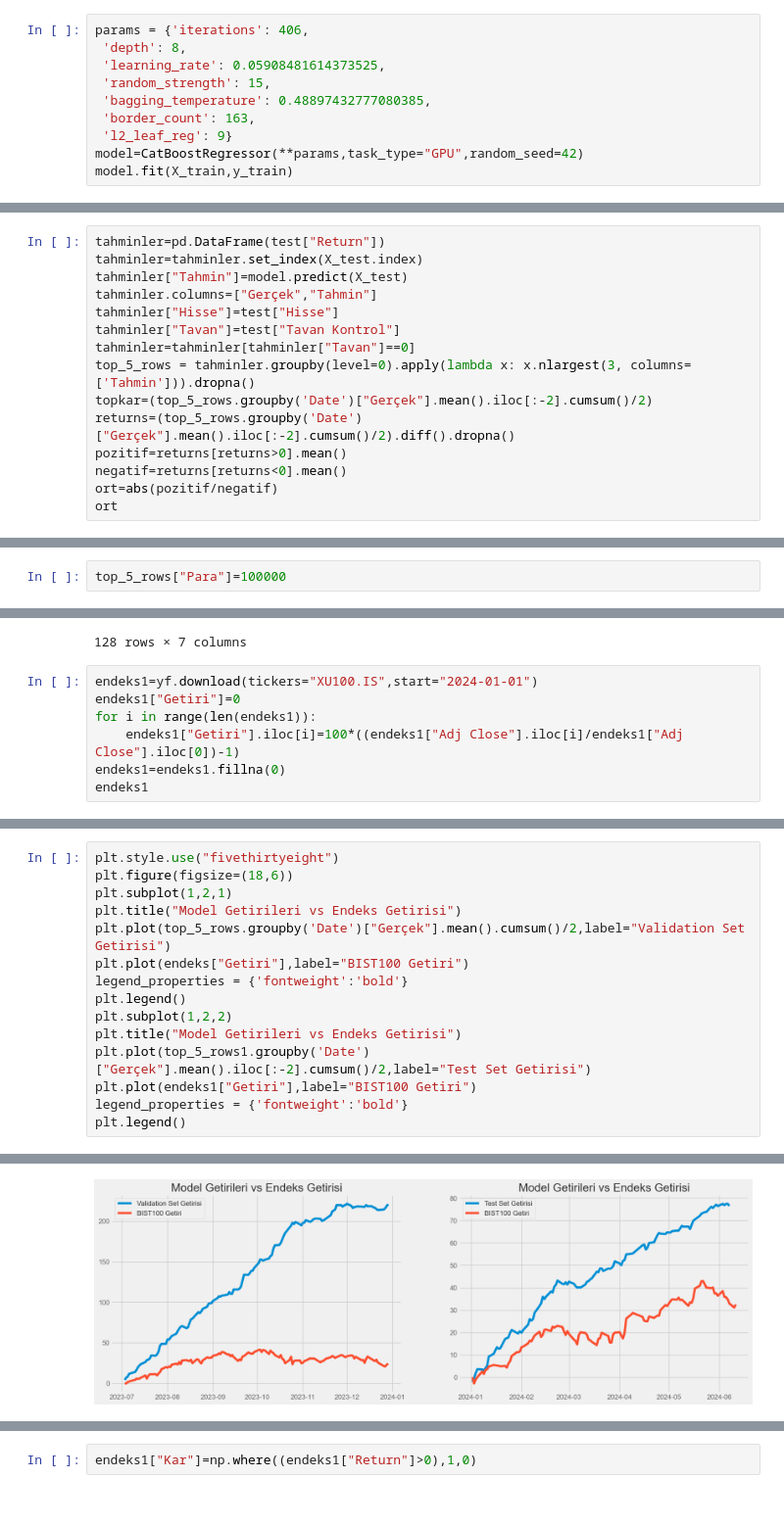
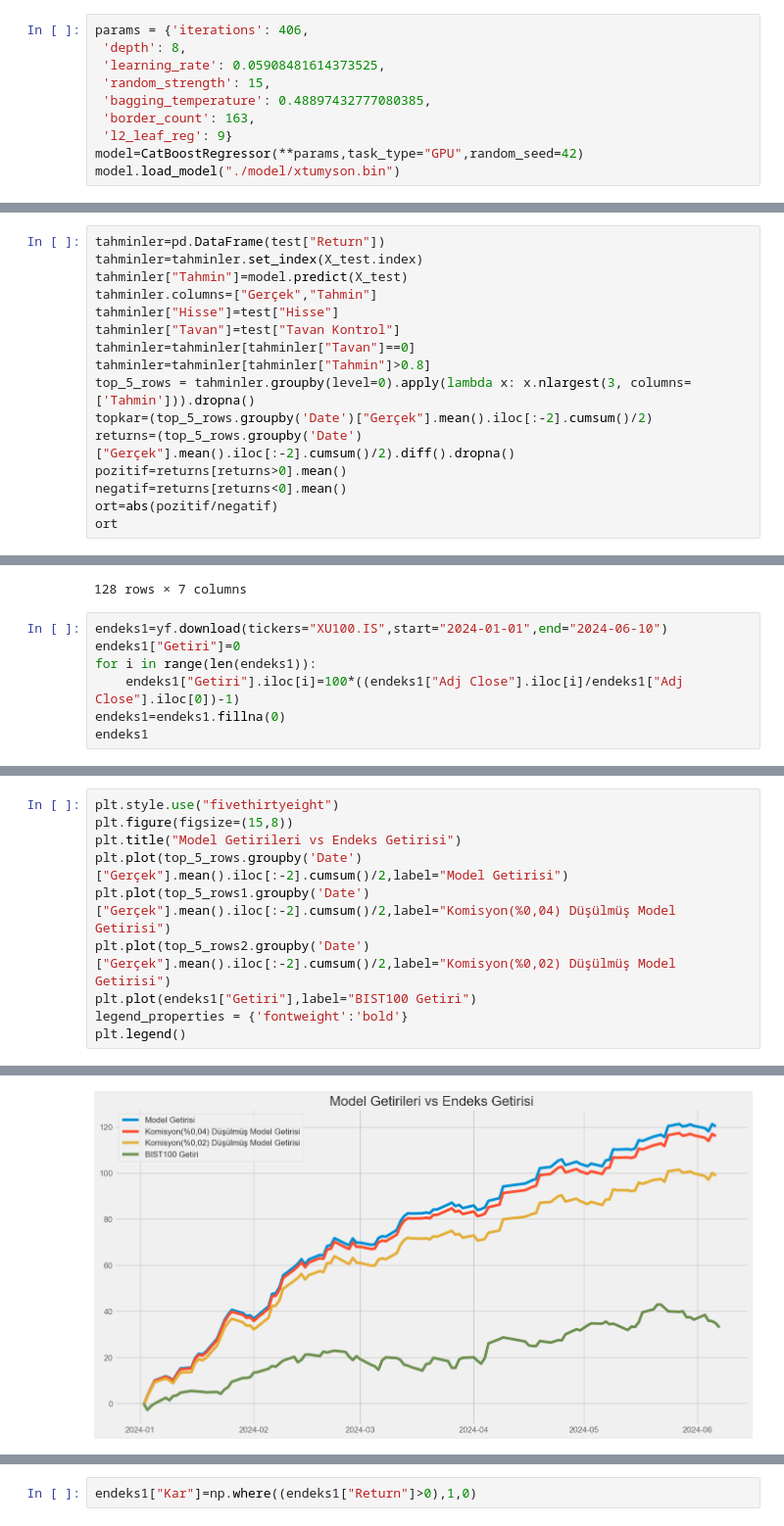
Before and after one commit to kaboya19/AI_Trade, a Jupyter notebook: AI_Trade.ipynb, the cells around one changed output, grey strips where cells are left out. Shown at 98% size. Cells and saved outputs as stored; diff of their text form.

```diff
--- a/AI_Trade.ipynb
+++ b/AI_Trade.ipynb
@@ -438,5 +390,5 @@ params = {'iterations': 406,
  'border_count': 163,
  'l2_leaf_reg': 9}
 model=CatBoostRegressor(**params,task_type="GPU",random_seed=42)
-model.fit(X_train,y_train)
+model.load_model("./model/xtumyson.bin")
 # %% [output]
@@ -449,6 +401,7 @@ tahminler.columns=["Gerçek","Tahmin"]
 tahminler["Hisse"]=test["Hisse"]
 tahminler["Tavan"]=test["Tavan Kontrol"]
 tahminler=tahminler[tahminler["Tavan"]==0]
+tahminler=tahminler[tahminler["Tahmin"]>0.8]
 top_5_rows = tahminler.groupby(level=0).apply(lambda x: x.nlargest(3, columns=['Tahmin'])).dropna()
 topkar=(top_5_rows.groupby('Date')["Gerçek"].mean().iloc[:-2].cumsum()/2)
 returns=(top_5_rows.groupby('Date')["Gerçek"].mean().iloc[:-2].cumsum()/2).diff().dropna()
@@ -461,2 +413,0 @@ ort
-# %%
-top_5_rows["Para"]=100000
@@ -660,7 +490,7 @@ endeks
 | 2023-12-29 | 7415.299805 | 7510.399902 | 7415.299805 | 7470.200195 | 7470.200195 | 2664606500 | 24.186665 |
 128 rows × 7 columns
 # %%
-endeks1=yf.download(tickers="XU100.IS",start="2024-01-01")
+endeks1=yf.download(tickers="XU100.IS",start="2024-01-01",end="2024-06-10")
 endeks1["Getiri"]=0
 for i in range(len(endeks1)):
     endeks1["Getiri"].iloc[i]=100*((endeks1["Adj Close"].iloc[i]/endeks1["Adj Close"].iloc[0])-1)
@@ -696,21 +526,16 @@ plt.legend()
 # %%
 plt.style.use("fivethirtyeight")
-plt.figure(figsize=(18,6))
-plt.subplot(1,2,1)
+plt.figure(figsize=(15,8))
 plt.title("Model Getirileri vs Endeks Getirisi")
-plt.plot(top_5_rows.groupby('Date')["Gerçek"].mean().cumsum()/2,label="Validation Set Getirisi")
-plt.plot(endeks["Getiri"],label="BIST100 Getiri")
-legend_properties = {'fontweight':'bold'}
-plt.legend()
-plt.subplot(1,2,2)
-plt.title("Model Getirileri vs Endeks Getirisi")
-plt.plot(top_5_rows1.groupby('Date')["Gerçek"].mean().iloc[:-2].cumsum()/2,label="Test Set Getirisi")
+plt.plot(top_5_rows.groupby('Date')["Gerçek"].mean().iloc[:-2].cumsum()/2,label="Model Getirisi")
+plt.plot(top_5_rows1.groupby('Date')["Gerçek"].mean().iloc[:-2].cumsum()/2,label="Komisyon(%0,04) Düşülmüş Model Getirisi")
+plt.plot(top_5_rows2.groupby('Date')["Gerçek"].mean().iloc[:-2].cumsum()/2,label="Komisyon(%0,02) Düşülmüş Model Getirisi")
 plt.plot(endeks1["Getiri"],label="BIST100 Getiri")
 legend_properties = {'fontweight':'bold'}
 plt.legend()
 # %% [output]
 <matplotlib.legend.Legend at 0x...>
-[figure, old version]
+[figure, new version]
 # %%
 plt.figure(figsize=(12,10))
 plt.title("En Çok İşlem Yapılan 30 Hisse ve İşlem Adetleri")
```
Also changed, not shown: parts of 45 cells of this notebook, 7 other files.
